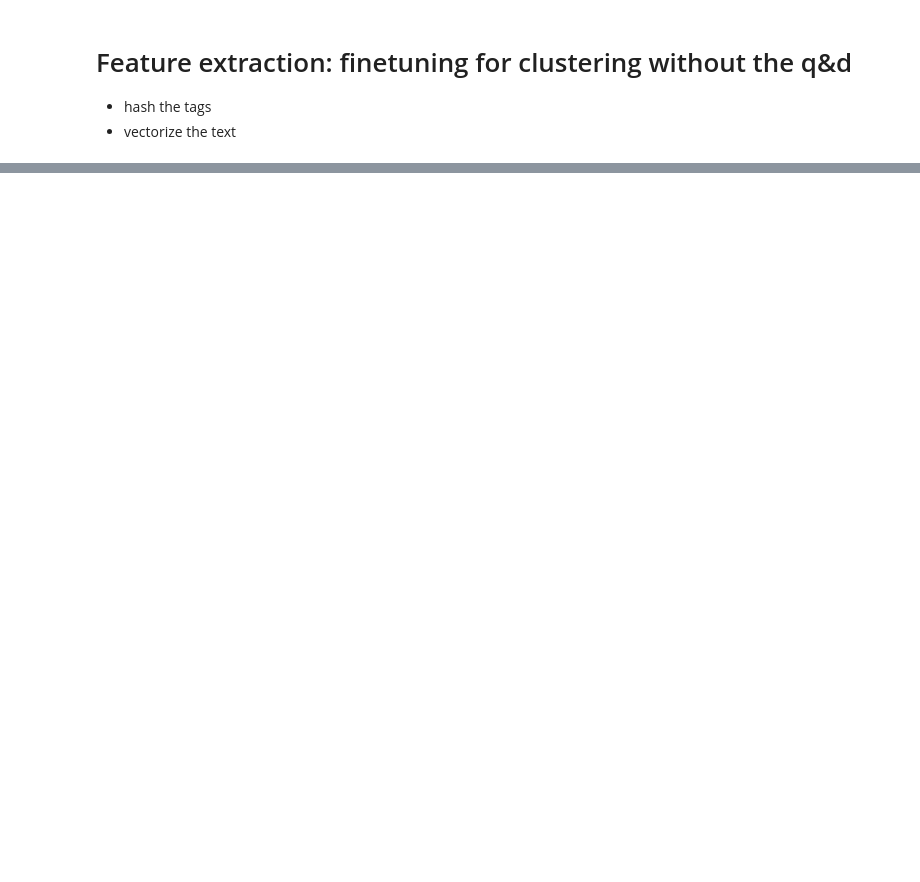
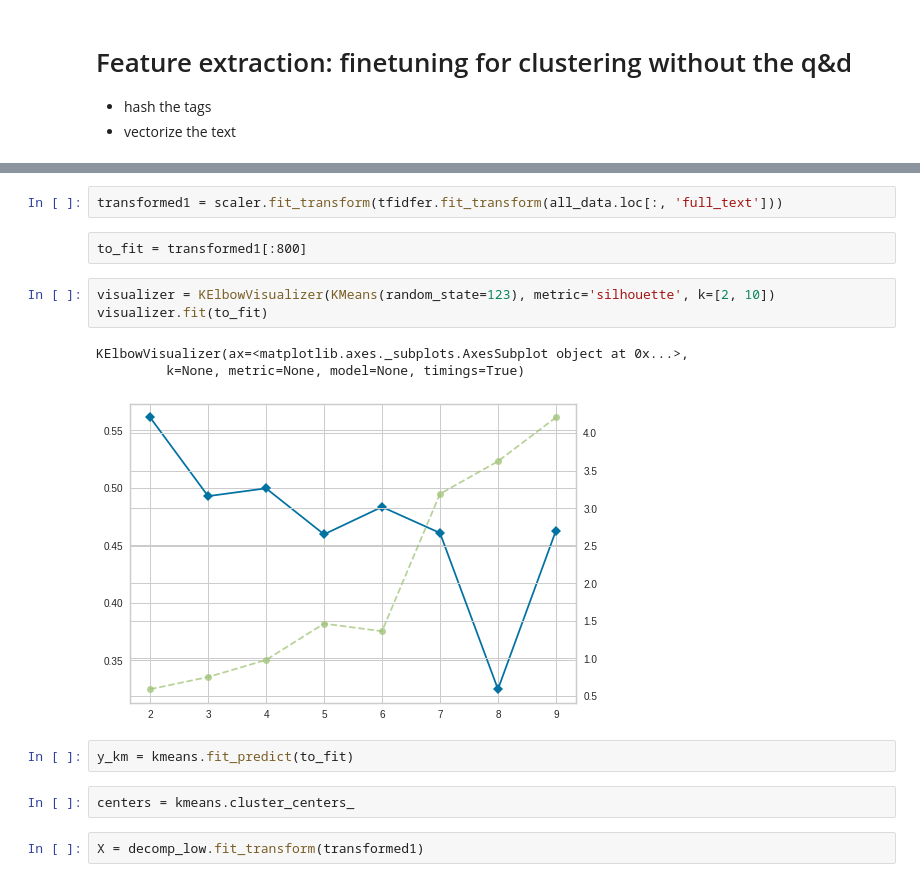
Before and after one commit to FranziSchmitt/Twitter_sentimentanalysis, a Jupyter notebook: Scripts/text_preprocessing.ipynb, the cells around one changed output, grey strips where cells are left out. Drawn from its saved outputs; the diff is of its cells as text; blank space fills up the shorter version.

Commit message:
more clustering

```diff
--- a/Scripts/text_preprocessing.ipynb
+++ b/Scripts/text_preprocessing.ipynb
@@ -371,0 +350,17 @@ memory usage: 29.6+ MB
+# %%
+transformed1 = scaler.fit_transform(tfidfer.fit_transform(all_data.loc[:, 'full_text']))
+# %% [raw]
+to_fit = transformed1[:800]
+# %%
+visualizer = KElbowVisualizer(KMeans(random_state=123), metric='silhouette', k=[2, 10])
+visualizer.fit(to_fit)
+# %% [output]
+KElbowVisualizer(ax=<matplotlib.axes._subplots.AxesSubplot object at 0x...>,
+         k=None, metric=None, model=None, timings=True)
+[figure, added]
+# %%
+y_km = kmeans.fit_predict(to_fit)
+# %%
+centers = kmeans.cluster_centers_
+# %%
+X = decomp_low.fit_transform(transformed1)
```
Also changed, not shown: parts of 37 cells of this notebook.
